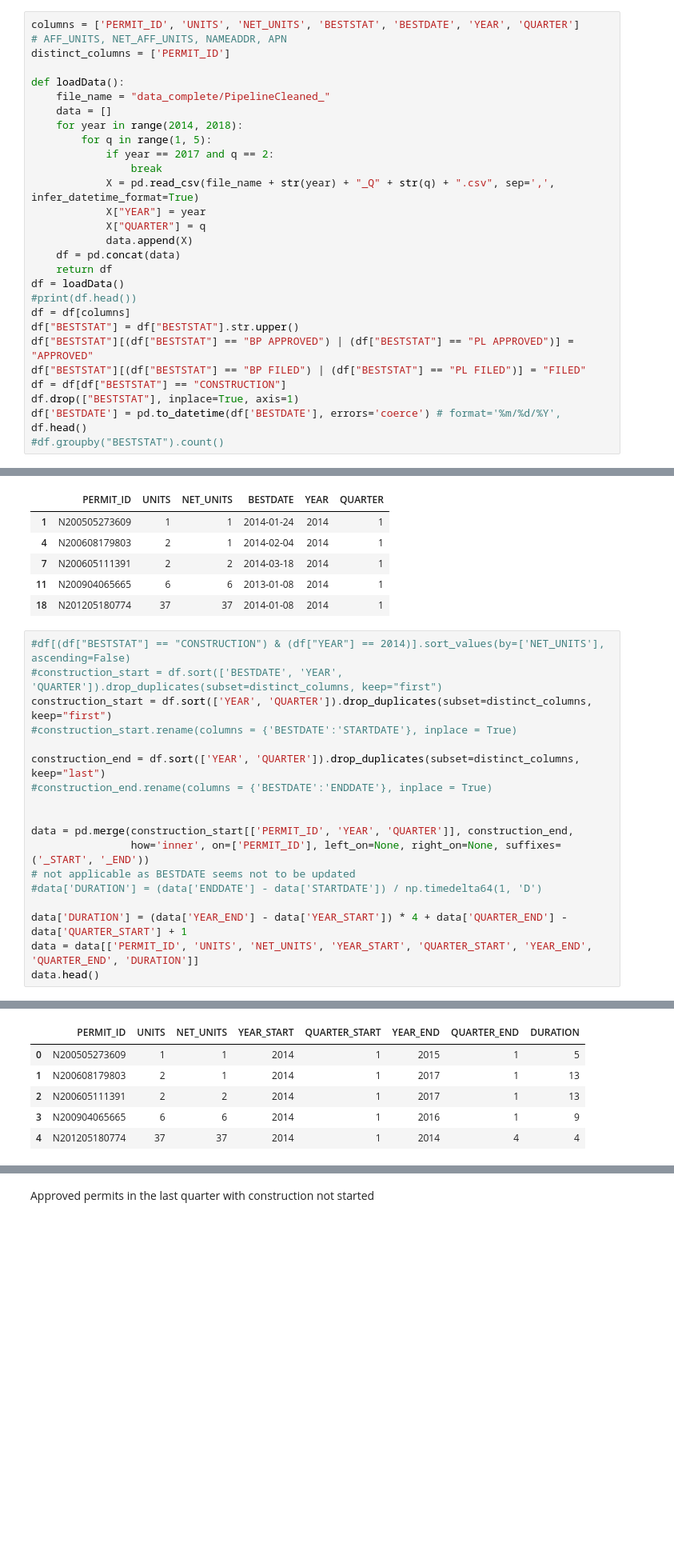
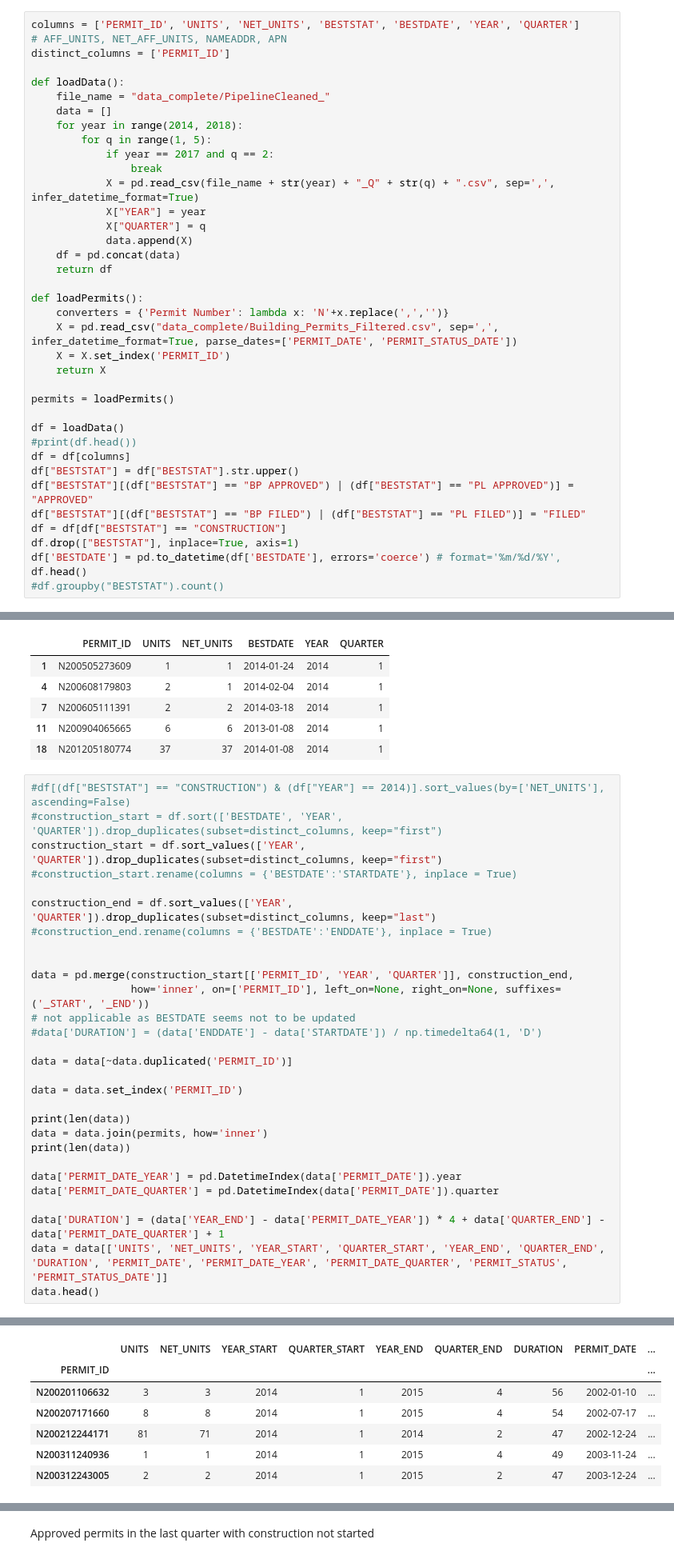
Before and after one commit to openland/statecraft-projects, a Jupyter notebook: housing_pipeline.ipynb, the cells around one changed output, grey strips where cells are left out. Shown: that part at 80% size. Saved outputs shown, nothing was run; the diff lists cells and outputs as text; blank space fills up the shorter version.

```diff
--- a/housing_pipeline.ipynb
+++ b/housing_pipeline.ipynb
@@ -30,6 +30,15 @@ def loadData():
             data.append(X)
     df = pd.concat(data)
     return df
+
+def loadPermits():
+    converters = {'Permit Number': lambda x: 'N'+x.replace(',','')}
+    X = pd.read_csv("data_complete/Building_Permits_Filtered.csv", sep=',', infer_datetime_format=True, parse_dates=['PERMIT_DATE', 'PERMIT_STATUS_DATE'])
+    X = X.set_index('PERMIT_ID')
+    return X
+
+permits = loadPermits()
+
 df = loadData()
 #print(df.head())
 df = df[columns]
@@ -57,10 +66,10 @@ See the caveats in the documentation: http://pandas.pydata.org/pandas-docs/stabl
 # %%
 #df[(df["BESTSTAT"] == "CONSTRUCTION") & (df["YEAR"] == 2014)].sort_values(by=['NET_UNITS'], ascending=False)
 #construction_start = df.sort(['BESTDATE', 'YEAR', 'QUARTER']).drop_duplicates(subset=distinct_columns, keep="first")
-construction_start = df.sort(['YEAR', 'QUARTER']).drop_duplicates(subset=distinct_columns, keep="first")
+construction_start = df.sort_values(['YEAR', 'QUARTER']).drop_duplicates(subset=distinct_columns, keep="first")
 #construction_start.rename(columns = {'BESTDATE':'STARTDATE'}, inplace = True)
 
-construction_end = df.sort(['YEAR', 'QUARTER']).drop_duplicates(subset=distinct_columns, keep="last")
+construction_end = df.sort_values(['YEAR', 'QUARTER']).drop_duplicates(subset=distinct_columns, keep="last")
 #construction_end.rename(columns = {'BESTDATE':'ENDDATE'}, inplace = True)
 
 
@@ -69,7 +78,18 @@ data = pd.merge(construction_start[['PERMIT_ID', 'YEAR', 'QUARTER']], constructi
 # not applicable as BESTDATE seems not to be updated
 #data['DURATION'] = (data['ENDDATE'] - data['STARTDATE']) / np.timedelta64(1, 'D')
 
-data['DURATION'] = (data['YEAR_END'] - data['YEAR_START']) * 4 + data['QUARTER_END'] - data['QUARTER_START'] + 1
-data = data[['PERMIT_ID', 'UNITS', 'NET_UNITS', 'YEAR_START', 'QUARTER_START', 'YEAR_END', 'QUARTER_END', 'DURATION']]
+data = data[~data.duplicated('PERMIT_ID')]
+
+data = data.set_index('PERMIT_ID')
+
+print(len(data))
+data = data.join(permits, how='inner')
+print(len(data))
+
+data['PERMIT_DATE_YEAR'] = pd.DatetimeIndex(data['PERMIT_DATE']).year
+data['PERMIT_DATE_QUARTER'] = pd.DatetimeIndex(data['PERMIT_DATE']).quarter
+
+data['DURATION'] = (data['YEAR_END'] - data['PERMIT_DATE_YEAR']) * 4 + data['QUARTER_END'] - data['PERMIT_DATE_QUARTER'] + 1
+data = data[['UNITS', 'NET_UNITS', 'YEAR_START', 'QUARTER_START', 'YEAR_END', 'QUARTER_END', 'DURATION', 'PERMIT_DATE', 'PERMIT_DATE_YEAR', 'PERMIT_DATE_QUARTER', 'PERMIT_STATUS', 'PERMIT_STATUS_DATE']]
 data.head()
 # %% [output]
@@ -76,9 +98,10 @@ data.head()
-|  | PERMIT_ID | UNITS | NET_UNITS | YEAR_START | QUARTER_START | YEAR_END | QUARTER_END | DURATION |
-| 0 | N200505273609 | 1 | 1 | 2014 | 1 | 2015 | 1 | 5 |
-| 1 | N200608179803 | 2 | 1 | 2014 | 1 | 2017 | 1 | 13 |
-| 2 | N200605111391 | 2 | 2 | 2014 | 1 | 2017 | 1 | 13 |
-| 3 | N200904065665 | 6 | 6 | 2014 | 1 | 2016 | 1 | 9 |
-| 4 | N201205180774 | 37 | 37 | 2014 | 1 | 2014 | 4 | 4 |
+|  | UNITS | NET_UNITS | YEAR_START | QUARTER_START | YEAR_END | QUARTER_END | DURATION | PERMIT_DATE | ... |
+| PERMIT_ID |  |  |  |  |  |  |  |  | ... |
+| N200201106632 | 3 | 3 | 2014 | 1 | 2015 | 4 | 56 | 2002-01-10 | ... |
+| N200207171660 | 8 | 8 | 2014 | 1 | 2015 | 4 | 54 | 2002-07-17 | ... |
+| N200212244171 | 81 | 71 | 2014 | 1 | 2014 | 2 | 47 | 2002-12-24 | ... |
+| N200311240936 | 1 | 1 | 2014 | 1 | 2015 | 4 | 49 | 2003-11-24 | ... |
+| N200312243005 | 2 | 2 | 2014 | 1 | 2015 | 2 | 47 | 2003-12-24 | ... |
 # %%
 print(data.count())
 print(data[data['DURATION'] > 1].count())
```
Also changed, not shown: parts of 16 cells of this notebook, 1 other file.
